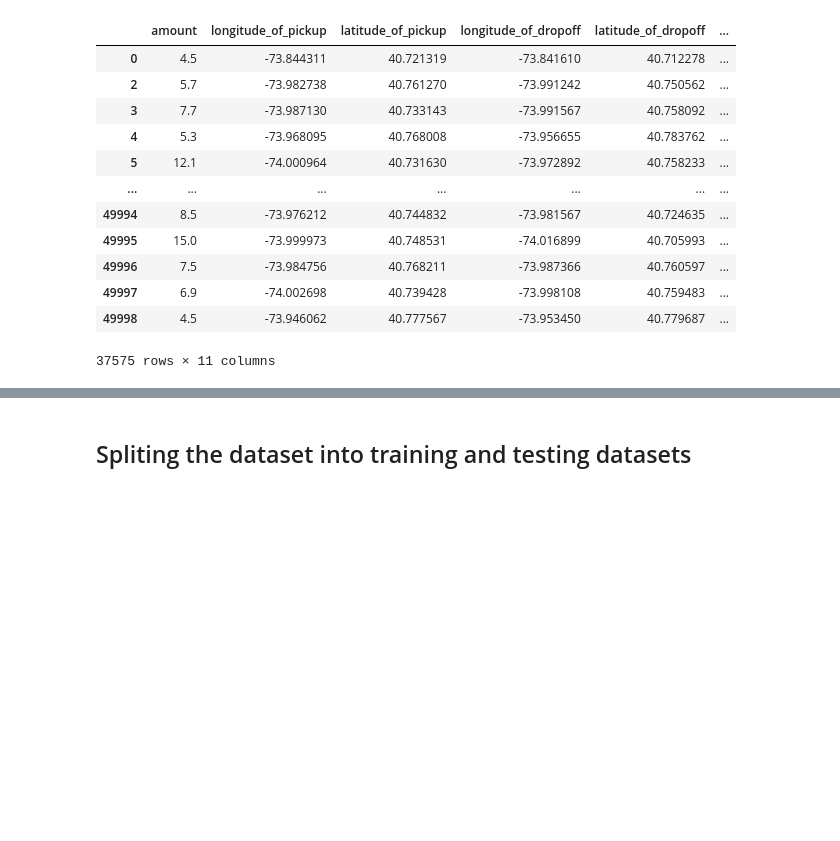
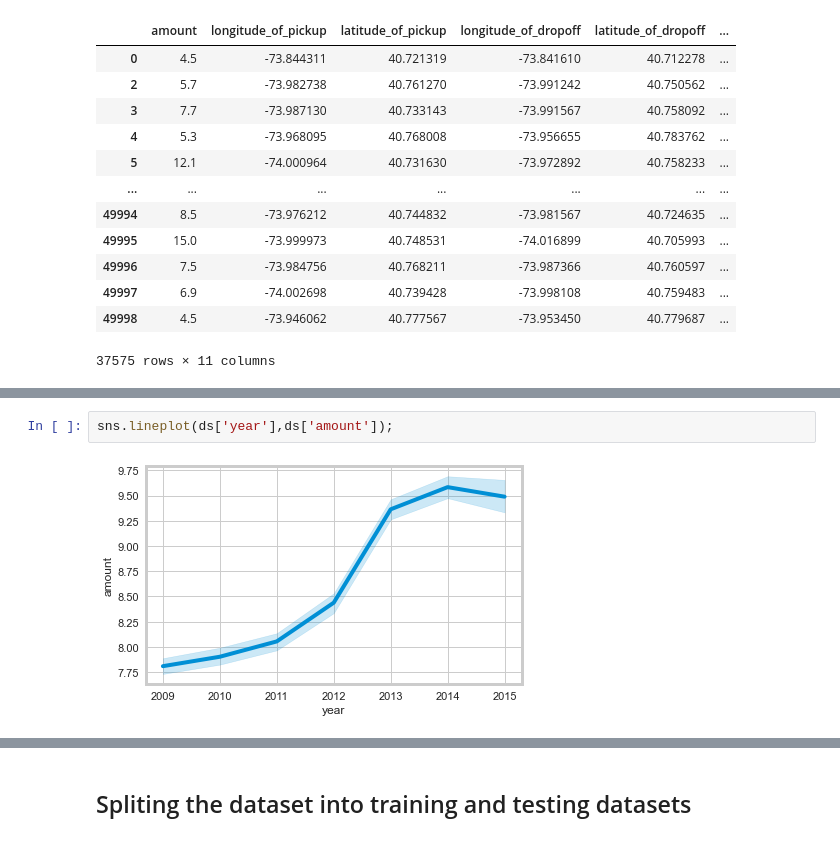
Before and after one commit to Viraj-Anand/Minor-Projects, a Jupyter notebook: Taxifare.ipynb, the cells around one changed output, grey strips where cells are left out. Drawn from its saved outputs; the diff is of its cells as text; blank space fills up the shorter version.

```diff
--- a/Taxifare.ipynb
+++ b/Taxifare.ipynb
@@ -296,0 +267,4 @@ ds
+# %%
+sns.lineplot(ds['year'],ds['amount']);
+# %% [output]
+[figure, added]
```
Also changed, not shown: parts of 33 cells of this notebook.
